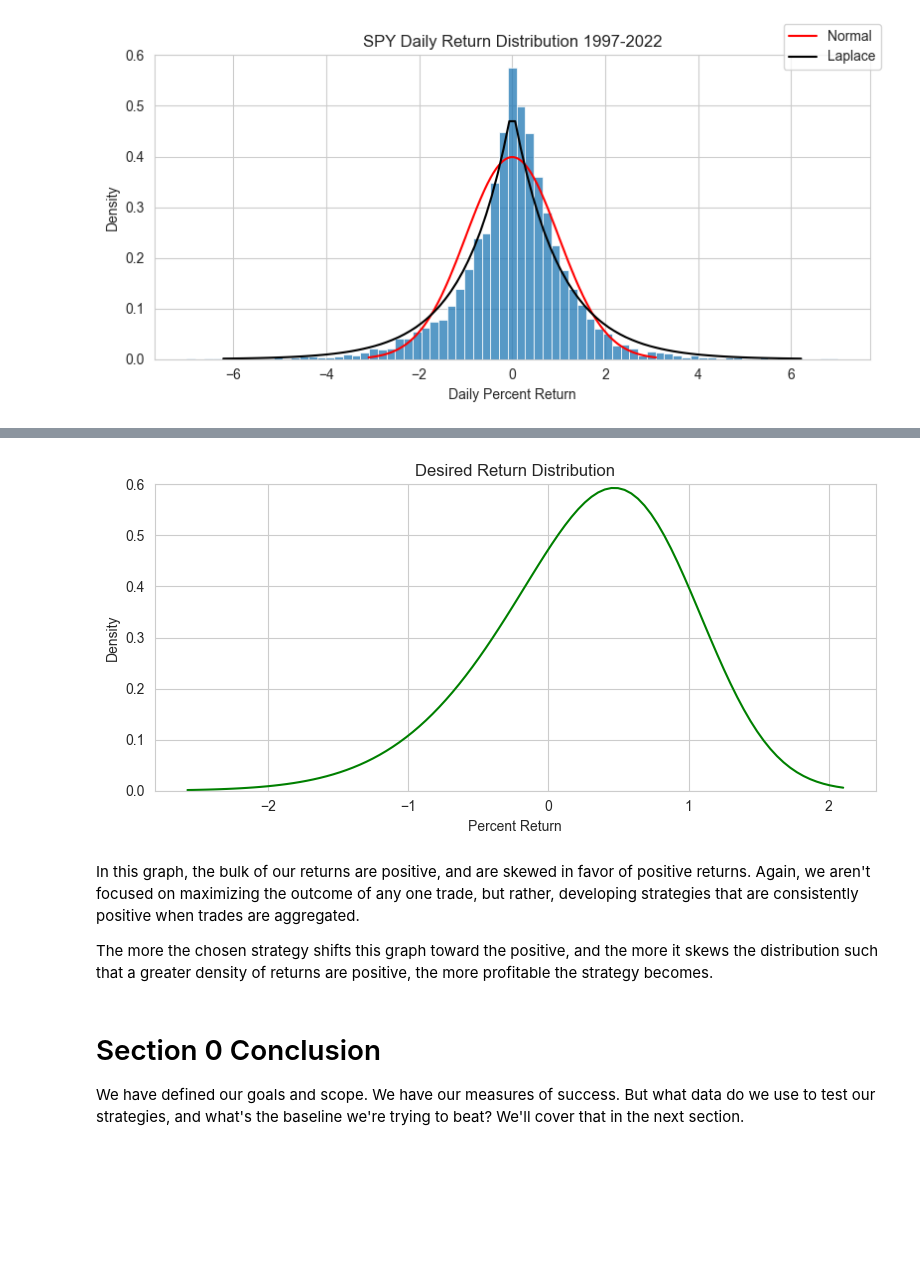
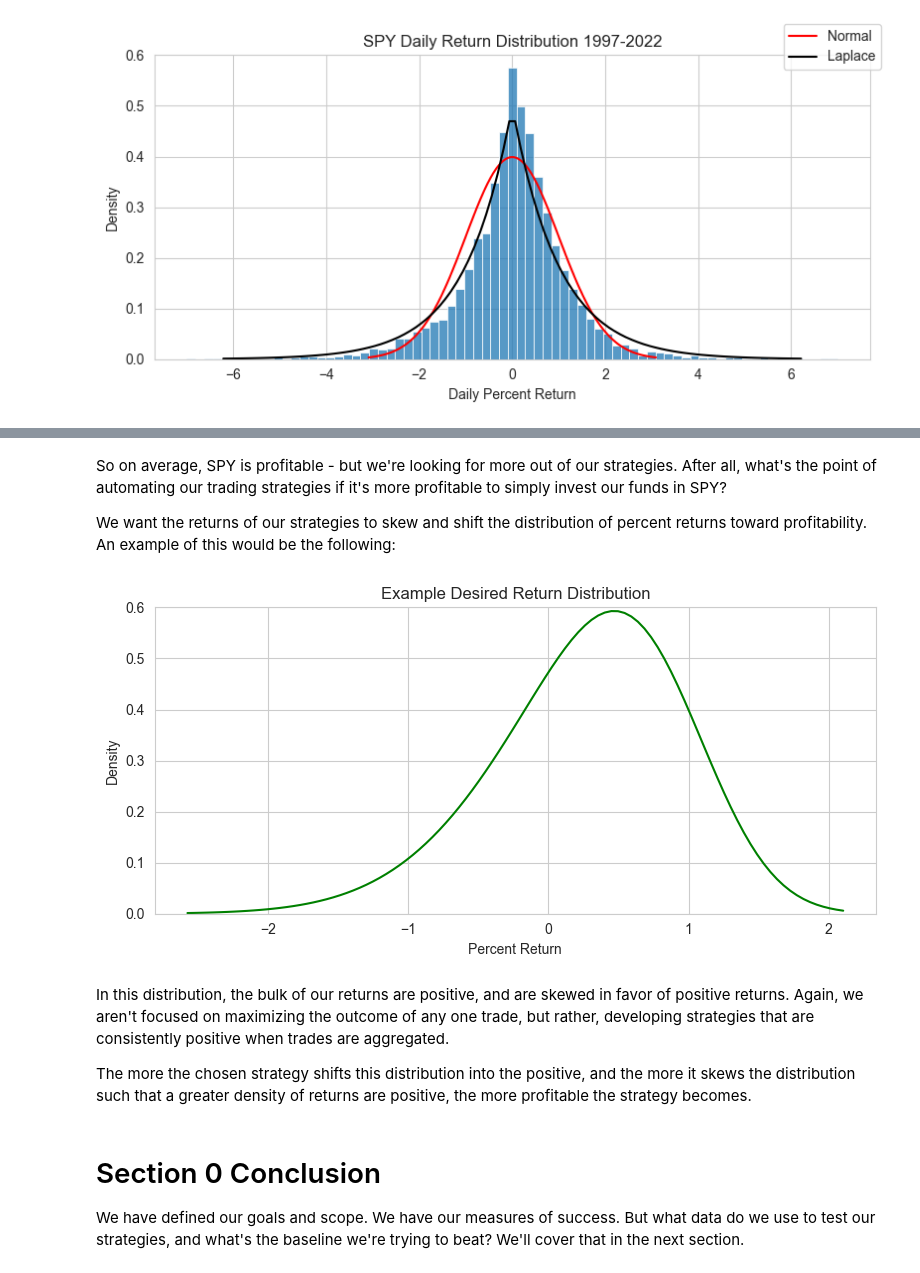
Before and after one commit to zdravoj/stock-bot, a Jupyter notebook: S0_Defining_Trader_Bot.ipynb, the cells around one changed output, grey strips where cells are left out. Cells and saved outputs as stored; diff of their text form; code cells hidden in the pictures; blank space fills up the shorter version.

```diff
--- a/S0_Defining_Trader_Bot.ipynb
+++ b/S0_Defining_Trader_Bot.ipynb
@@ -201,19 +213,24 @@ We want the returns of our strategies to skew and shift the graph of percent ret
+# %% [markdown]
+So on average, SPY is profitable - but we're looking for more out of our strategies. After all, what's the point of automating our trading strategies if it's more profitable to simply invest our funds in SPY?
+
+We want the returns of our strategies to skew and shift the distribution of percent returns toward profitability. An example of this would be the following:
 # %%
+# plot example desired return distribution
 a = -2
 x = np.linspace(skewnorm.ppf(0.01, a), skewnorm.ppf(0.9999999, a), 100)
 fig, ax = plt.subplots(figsize=(8, 4))
 ax.plot(x, skewnorm.pdf(x, a, loc=1), 'g-')
 ax.set_ylim(0.0, 0.6)
 ax.set_xlabel('Percent Return')
 ax.set_ylabel('Density')
-ax.set_title('Desired Return Distribution')
+ax.set_title('Example Desired Return Distribution')
 fig.tight_layout();
 # %% [output]
-[figure, old version]
+[figure, new version]
 # %% [markdown]
-In this graph, the bulk of our returns are positive, and are skewed in favor of positive returns. Again, we aren't focused on maximizing the outcome of any one trade, but rather, developing strategies that are consistently positive when trades are aggregated.
+In this distribution, the bulk of our returns are positive, and are skewed in favor of positive returns. Again, we aren't focused on maximizing the outcome of any one trade, but rather, developing strategies that are consistently positive when trades are aggregated.
 
-The more the chosen strategy shifts this graph toward the positive, and the more it skews the distribution such that a greater density of returns are positive, the more profitable the strategy becomes.
+The more the chosen strategy shifts this distribution into the positive, and the more it skews the distribution such that a greater density of returns are positive, the more profitable the strategy becomes.
 # %% [markdown]
 # Section 0 Conclusion
 
```
Also changed, not shown: parts of 10 cells of this notebook.
